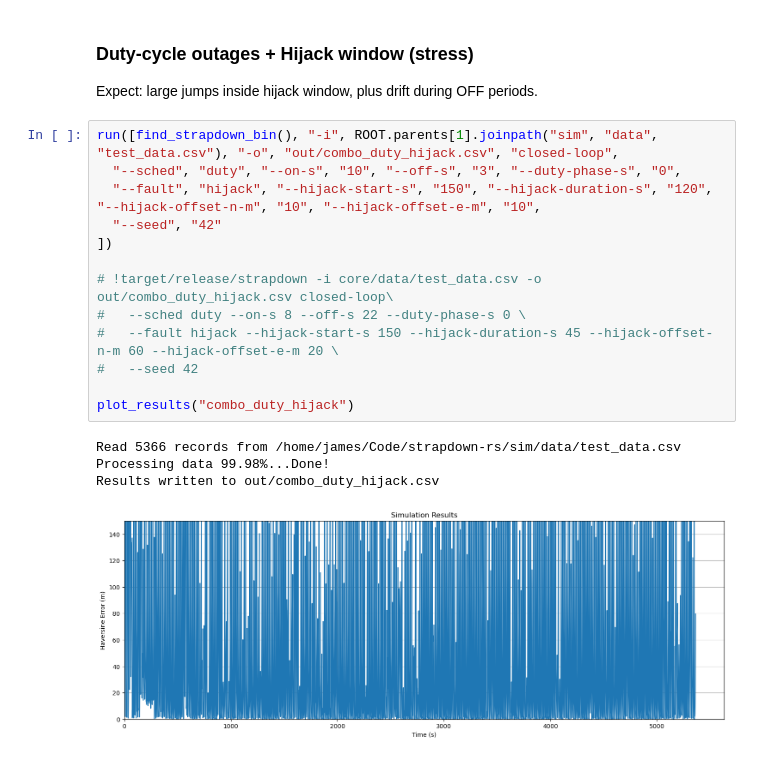
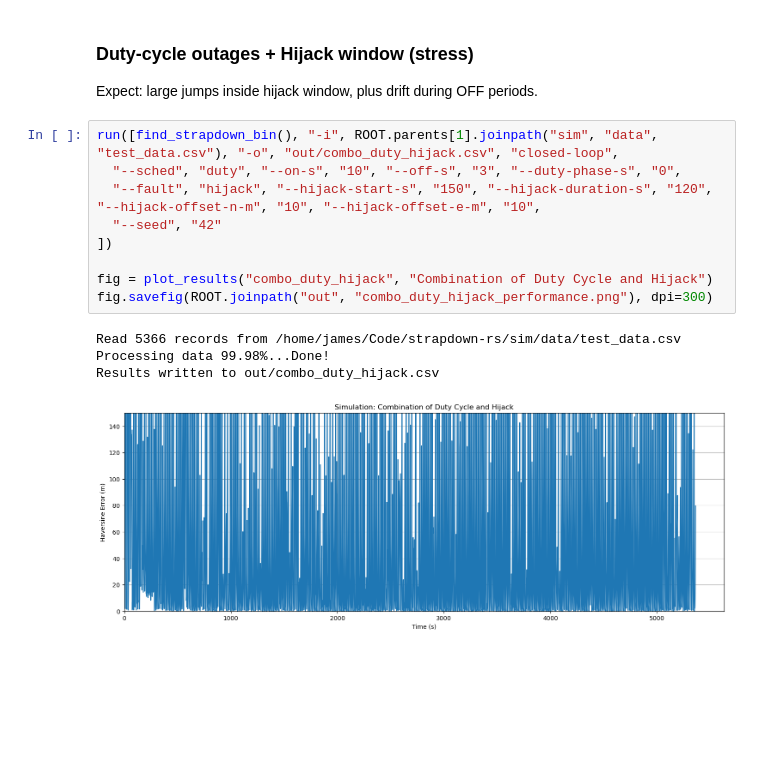
Before and after one commit to jbrodovsky/strapdown-rs, a Jupyter notebook: examples/strapdown-sim/strapdown-sim.ipynb, the cells around one changed output. Cells and saved outputs as stored; diff of their text form; blank space fills up the shorter version.

```diff
--- a/examples/strapdown-sim/strapdown-sim.ipynb
+++ b/examples/strapdown-sim/strapdown-sim.ipynb
@@ -264,18 +302,14 @@ Expect: large jumps inside hijack window, plus drift during OFF periods.
 # %%
 run([find_strapdown_bin(), "-i", ROOT.parents[1].joinpath("sim", "data", "test_data.csv"), "-o", "out/combo_duty_hijack.csv", "closed-loop",
   "--sched", "duty", "--on-s", "10", "--off-s", "3", "--duty-phase-s", "0",
   "--fault", "hijack", "--hijack-start-s", "150", "--hijack-duration-s", "120", "--hijack-offset-n-m", "10", "--hijack-offset-e-m", "10",
   "--seed", "42"
 ])
 
-# !target/release/strapdown -i core/data/test_data.csv -o out/combo_duty_hijack.csv closed-loop\
-#   --sched duty --on-s 8 --off-s 22 --duty-phase-s 0 \
-#   --fault hijack --hijack-start-s 150 --hijack-duration-s 45 --hijack-offset-n-m 60 --hijack-offset-e-m 20 \
-#   --seed 42
-
-plot_results("combo_duty_hijack")
+fig = plot_results("combo_duty_hijack", "Combination of Duty Cycle and Hijack")
+fig.savefig(ROOT.joinpath("out", "combo_duty_hijack_performance.png"), dpi=300)
 # %% [output]
 Read 5366 records from /home/james/Code/strapdown-rs/sim/data/test_data.csv
 Processing data 99.98%...Done!
 Results written to out/combo_duty_hijack.csv
-[figure, old version]
+[figure, new version]
```
Also changed, not shown: parts of 16 cells of this notebook, 45 other files.
